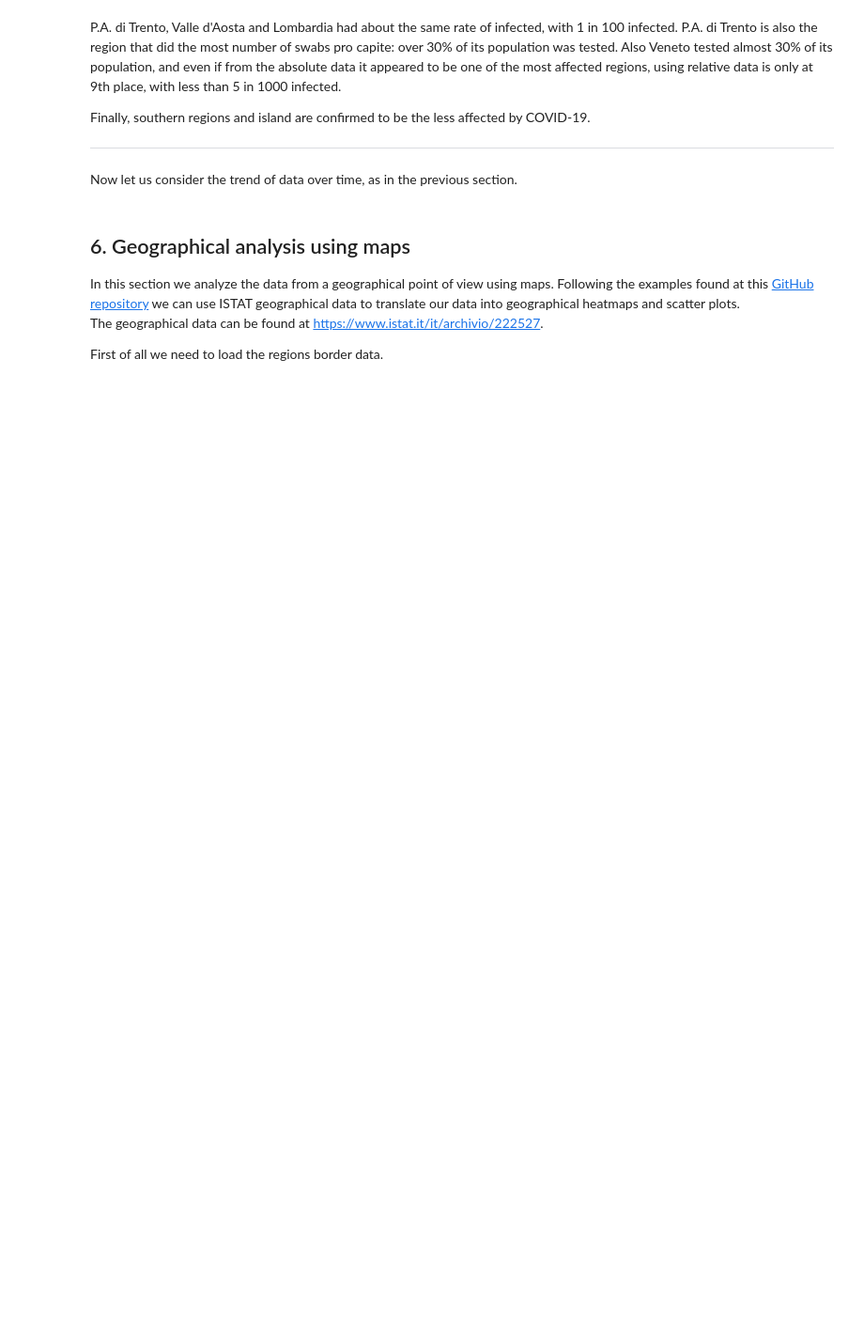
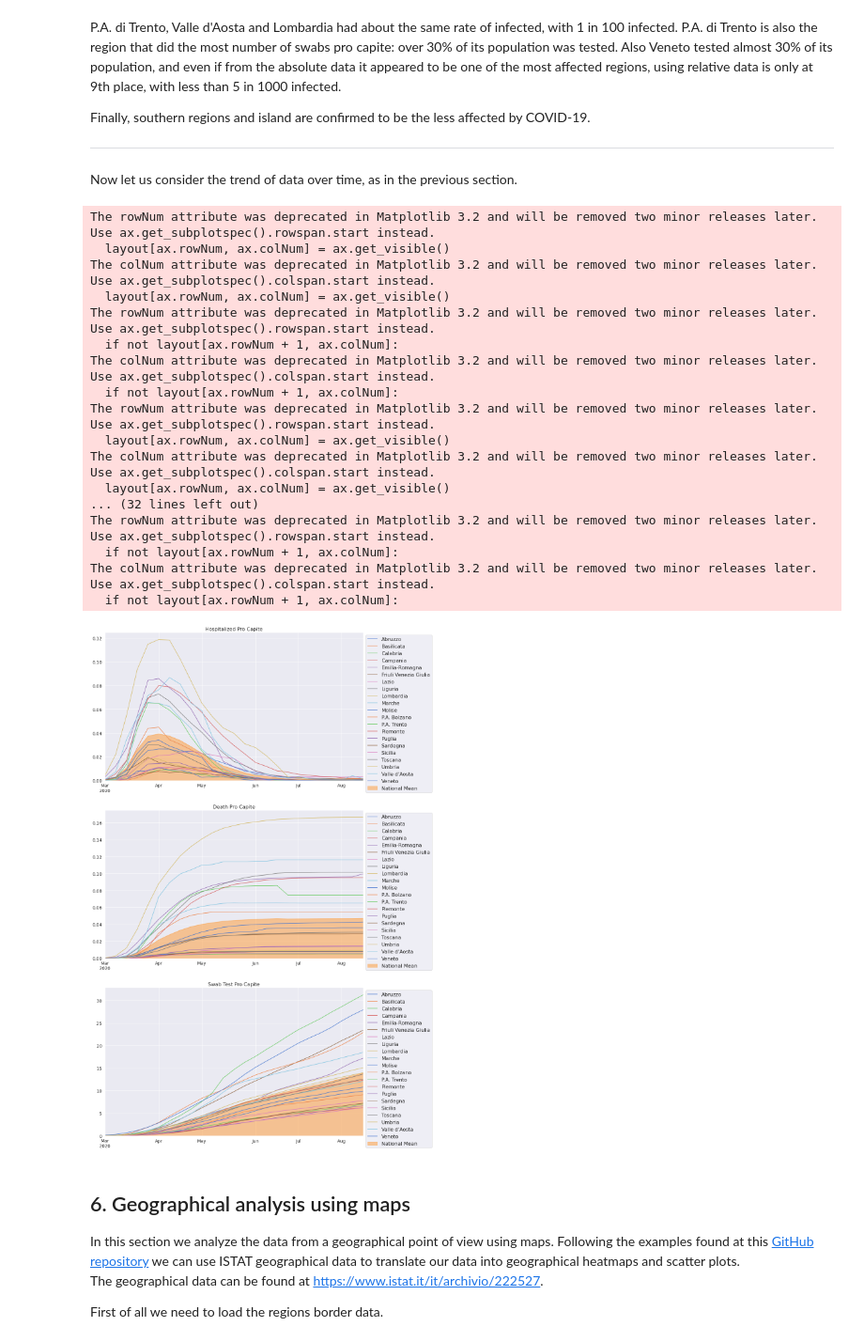
Before and after one commit to JacopoBartoli/agm_algorithms, a Jupyter notebook: Bartoli-Ravagli.ipynb, the cells around one changed output. Shown at 94% size. Cells and saved outputs as stored; diff of their text form; code cells hidden in the pictures; blank space fills up the shorter version.

```diff
--- a/Bartoli-Ravagli.ipynb
+++ b/Bartoli-Ravagli.ipynb
@@ -840,6 +905,77 @@ Finally, southern regions and island are confirmed to be the less affected by CO
 ---
 
 Now let us consider the trend of data over time, as in the previous section.
+# %%
+# Retrieve the regional data of interest, sampled by week
+# We need to reset the index to merge it with the population dataframe
+df = df_reg[["totale_casi", "ricoverati_con_sintomi","deceduti","tamponi"]].unstack().asfreq("W").stack().reset_index()
+df_help = df.merge(df_pop, left_on="denominazione_regione", right_on="Territorio")
+# Drop duplicate column
+df_help = df_help.drop(columns="Territorio")
+# Drop duplicates rows (due to Valle d'Aosta as region and province)
+df_help.drop_duplicates(inplace=True)
+
+#Robe a caso copiate da JasonRRR
+df_help[["totale_casi","ricoverati_con_sintomi","deceduti","tamponi"]] = df_help[["totale_casi","ricoverati_con_sintomi","deceduti","tamponi"]].div(df_help["popolazione"]/100, axis=0)
+df_help = df_help.set_index(['data', 'denominazione_regione'])
+df_help = df_help[["totale_casi", "ricoverati_con_sintomi","deceduti","tamponi"]].unstack().asfreq("W")
+df_help_mean = df_help[["totale_casi","ricoverati_con_sintomi","deceduti","tamponi"]].stack().mean(level="data").asfreq("W")
+
+
+
+fig, axes = plt.subplots(3, 1, figsize=(15,30))
+
+#Hospitalized Pro Capite
+ax = df_help["ricoverati_con_sintomi"].plot(title="Hospitalized Pro Capite",ax=axes[0],
+                           color=sns.color_palette("muted", len(df_inf_by_region.index)), fontsize=14)
+ax.set_xlabel(None)
+ax.title.set_size(16)
+
+ax = df_help_mean["ricoverati_con_sintomi"].plot.area(ax=axes[0], color="#ff9933", alpha=0.5)
+ax.set_xlabel(None)
+ax.legend(fontsize=16,loc='upper left', bbox_to_anchor=(1.0, 1.0));
+ax.get_legend().texts[-1].set_text("National Mean")
+
+#Death Pro Capite
+ax = df_help["deceduti"].plot(title="Death Pro Capite",ax=axes[1],
+                           color=sns.color_palette("muted", len(df_inf_by_region.index)), fontsize=14)
+ax.set_xlabel(None)
+ax.title.set_size(16)
+
+ax = df_help_mean["deceduti"].plot.area(ax=axes[1], color="#ff9933", alpha=0.5)
+ax.set_xlabel(None)
+ax.legend(fontsize=16,loc='upper left', bbox_to_anchor=(1.0, 1.0));
+ax.get_legend().texts[-1].set_text("National Mean")
+
+#Swab Test Pro Capite
+ax = df_help["tamponi"].plot(title="Swab Test Pro Capite",ax=axes[2],
+                           color=sns.color_palette("muted", len(df_inf_by_region.index)), fontsize=14)
+ax.set_xlabel(None)
+ax.title.set_size(16)
+
+ax = df_help_mean["tamponi"].plot.area(ax=axes[2], color="#ff9933", alpha=0.5)
+ax.set_xlabel(None)
+ax.legend(fontsize=16,loc='upper left', bbox_to_anchor=(1.0, 1.0));
+ax.get_legend().texts[-1].set_text("National Mean")
+# %% [output]
+The rowNum attribute was deprecated in Matplotlib 3.2 and will be removed two minor releases later. Use ax.get_subplotspec().rowspan.start instead.
+  layout[ax.rowNum, ax.colNum] = ax.get_visible()
+The colNum attribute was deprecated in Matplotlib 3.2 and will be removed two minor releases later. Use ax.get_subplotspec().colspan.start instead.
+  layout[ax.rowNum, ax.colNum] = ax.get_visible()
+The rowNum attribute was deprecated in Matplotlib 3.2 and will be removed two minor releases later. Use ax.get_subplotspec().rowspan.start instead.
+  if not layout[ax.rowNum + 1, ax.colNum]:
+The colNum attribute was deprecated in Matplotlib 3.2 and will be removed two minor releases later. Use ax.get_subplotspec().colspan.start instead.
+  if not layout[ax.rowNum + 1, ax.colNum]:
+The rowNum attribute was deprecated in Matplotlib 3.2 and will be removed two minor releases later. Use ax.get_subplotspec().rowspan.start instead.
+  layout[ax.rowNum, ax.colNum] = ax.get_visible()
+The colNum attribute was deprecated in Matplotlib 3.2 and will be removed two minor releases later. Use ax.get_subplotspec().colspan.start instead.
+  layout[ax.rowNum, ax.colNum] = ax.get_visible()
+... (32 lines left out)
+The rowNum attribute was deprecated in Matplotlib 3.2 and will be removed two minor releases later. Use ax.get_subplotspec().rowspan.start instead.
+  if not layout[ax.rowNum + 1, ax.colNum]:
+The colNum attribute was deprecated in Matplotlib 3.2 and will be removed two minor releases later. Use ax.get_subplotspec().colspan.start instead.
+  if not layout[ax.rowNum + 1, ax.colNum]:
+[figure, added]
 # %% [markdown]
 ## 6. Geographical analysis using maps
 
```
Also changed, not shown: parts of 23 cells of this notebook, 1 other file.
